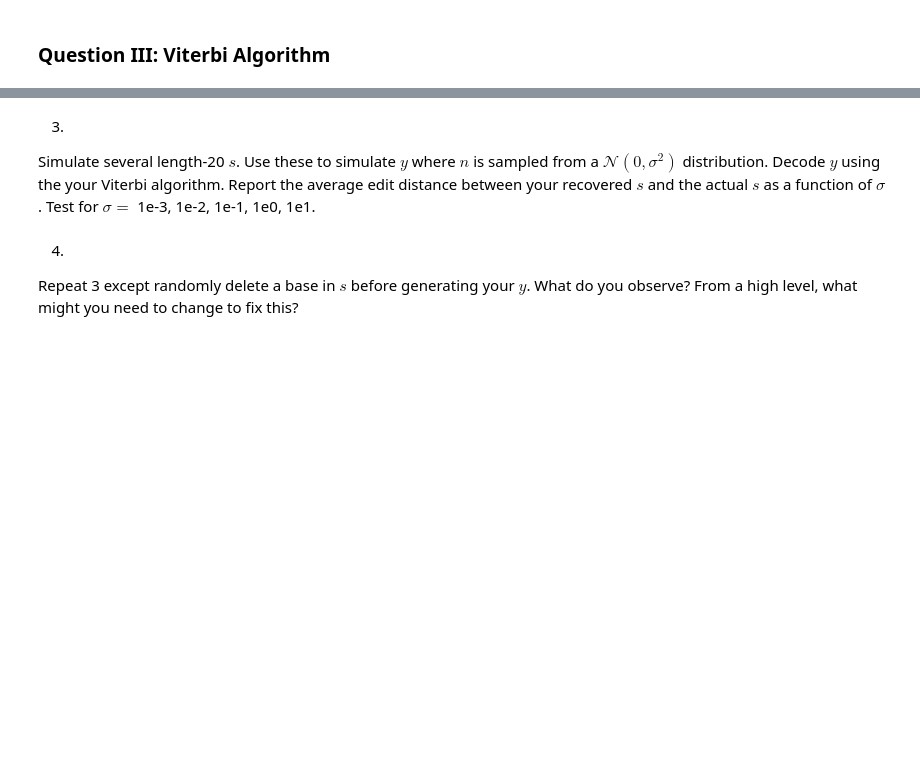
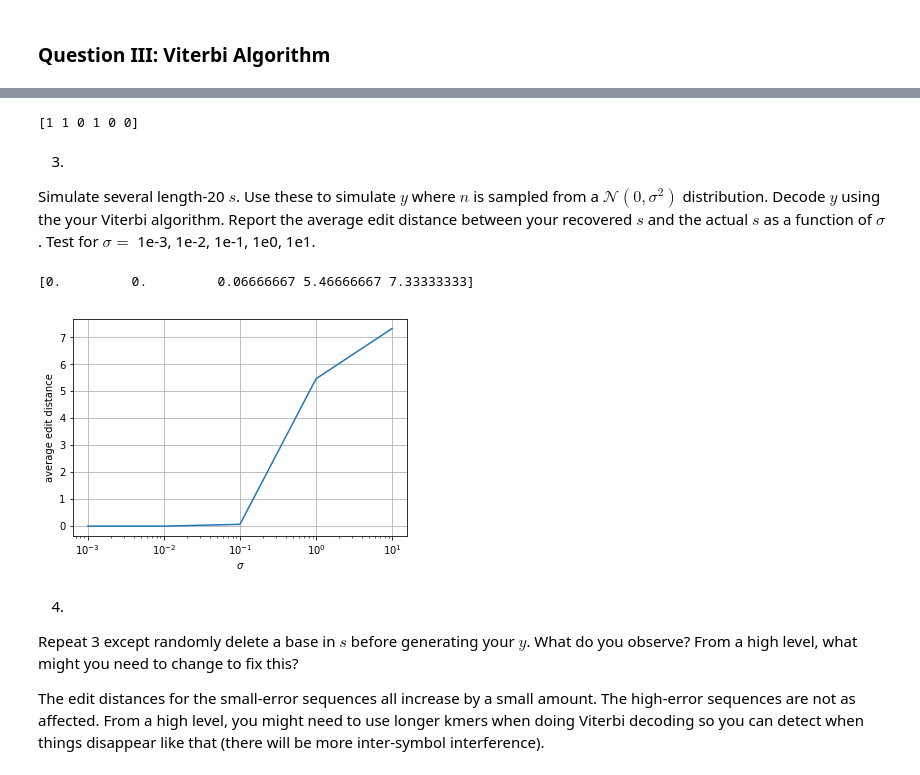
Before and after one commit to data-science-sequencing/data-science-sequencing.github.io, a Jupyter notebook: Win2018/assets/assignment2/ee372_assignment2_solutions.ipynb, the cells around one changed output, grey strips where cells are left out. Saved outputs shown, nothing was run; the diff lists cells and outputs as text; code cells hidden in the pictures; blank space fills up the shorter version.

```diff
--- a/Win2018/assets/assignment2/ee372_assignment2_solutions.ipynb
+++ b/Win2018/assets/assignment2/ee372_assignment2_solutions.ipynb
@@ -485,8 +549,48 @@ Consider the output sequence $1.34, 0.23, 1.45, 0.5, 0.11 $. Using the above sta
+# %%
+y = np.array([1.34, 0.23, 1.45, 0.5, 0.11])
+Q = np.array([0.9, 0.25])
+S = np.array([[0, 0], [1, 0], [0, 1], [1, 1]])
+print(ViterbiDecoding2mer(y, Q, S))
+# %% [output]
+[1 1 0 1 0 0]
 # %% [markdown]
 3.
 
 Simulate several length-20 $s$. Use these to simulate $y$ where $n$ is sampled from a $\mathcal{N}(0, \sigma^2)$ distribution. Decode $y$ using the your Viterbi algorithm. Report the average edit distance between your recovered $s$ and the actual $s$ as a function of $\sigma$. Test for $\sigma = $ 1e-3, 1e-2, 1e-1, 1e0, 1e1.
+# %%
+import editdistance
+
+L = 20
+ntrials = 30
+sigmas = [1e-3, 1e-2, 1e-1, 1e0, 1e1]
+averagedists = np.zeros(len(sigmas))
+for i in range(ntrials):
+    seq = np.random.randint(2, size=L)
+
+    for j, sigma in enumerate(sigmas):
+        # Generate random sequence
+        Qmat = np.zeros((L-1,L)) # Matrix to convert seqs to y
+        for i in range(L-1):
+            Qmat[i,i] = 0.25
+            Qmat[i,i+1] = 0.9
+        # Form noisy measurement matrix
+        y = np.dot(Qmat, seq) + sigma*np.random.randn(L-1)
+        recovered = ViterbiDecoding2mer(y, Q, S)
+        averagedists[j] += float(editdistance.eval(recovered, seq))
+
+print(averagedists/ntrials)
+plt.plot(sigmas, averagedists/ntrials)
+plt.xlabel('$\sigma$')
+plt.ylabel('average edit distance')
+plt.xscale('log')
+plt.grid()
+plt.show()
+# %% [output]
+[0.         0.         0.06666667 5.46666667 7.33333333]
+[figure, added]
 # %% [markdown]
 4.
 
 Repeat 3 except randomly delete a base in $s$ before generating your $y$. What do you observe? From a high level, what might you need to change to fix this?
+
+The edit distances for the small-error sequences all increase by a small amount. The high-error sequences are not as affected. From a high level, you might need to use longer kmers when doing Viterbi decoding so you can detect when things disappear like that (there will be more inter-symbol interference).
```
Also changed, not shown: parts of 3 cells of this notebook, 1 other file.
